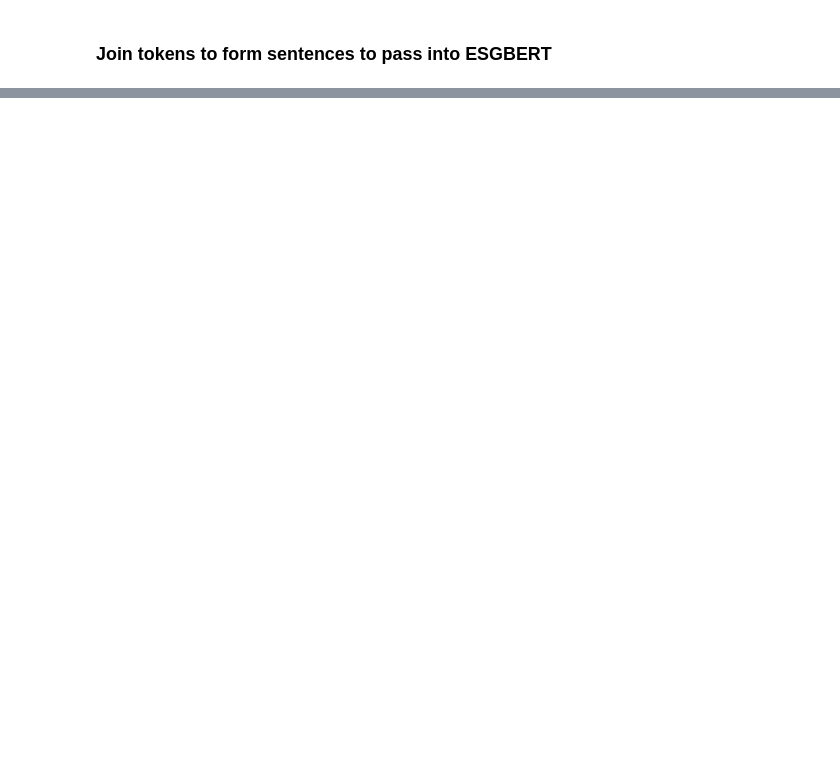
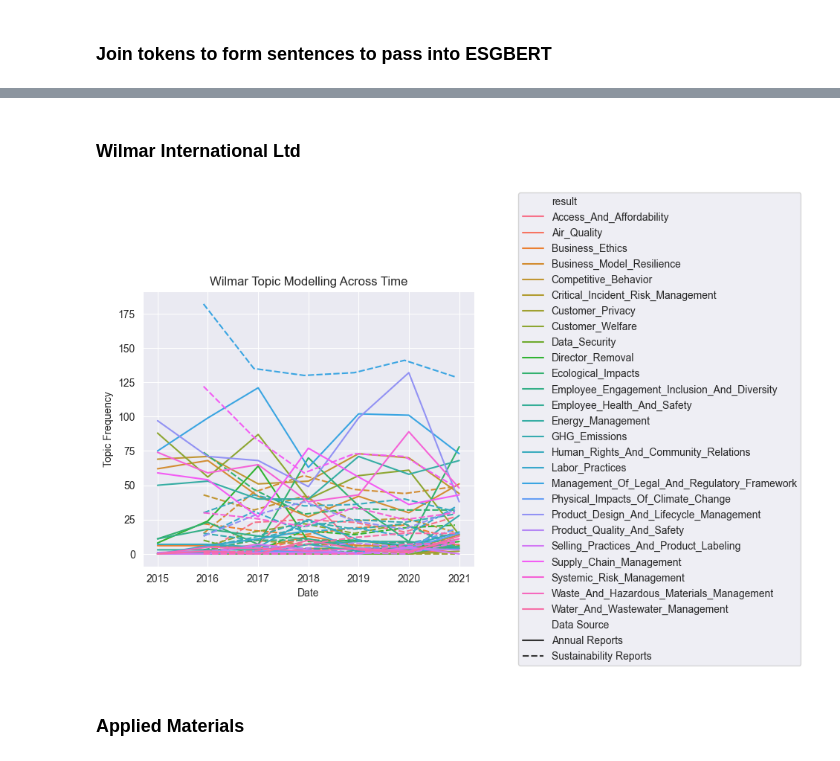
Before and after one commit to TarciusW/bt4101-mapping-esg-trends, a Jupyter notebook: modelling/main.ipynb, the cells around one changed output, grey strips where cells are left out. Drawn from its saved outputs; the diff is of its cells as text; code cells hidden in the pictures; blank space fills up the shorter version.

```diff
--- a/modelling/main.ipynb
+++ b/modelling/main.ipynb
@@ -238,0 +256,25 @@ sia_subcategories
+# %% [markdown]
+### Wilmar International Ltd
+# %%
+wilmar = pd.read_pickle('wilmar_bert.pkl')
+# %%
+wilmar_subcategories = wilmar[['Data Source', 'Date', 'result']].groupby(['Data Source', 'Date', 'result']).size().unstack(
+    fill_value=0).reset_index().copy()
+fig,ax = plt.subplots()
+wilmar_subcategories_long = pd.melt(wilmar_subcategories, id_vars=['Data Source', 'Date'])
+sns.lineplot(data=wilmar_subcategories_long, x='Date', y='value', hue='result', style='Data Source', legend = 'full')
+
+# Set title and labels
+ax.set_title('Wilmar Topic Modelling Across Time')
+ax.set_xlabel('Date')
+ax.set_ylabel('Topic Frequency')
+# Add a legend
+pos = ax.get_position()
+ax.set_position([pos.x0, pos.y0, pos.width * 0.9, pos.height])
+ax.legend(loc='center right', bbox_to_anchor=(2, 0.5))
+
+plt.show()
+# %% [output]
+[figure, added]
+# %% [markdown]
+### Applied Materials
```
Also changed, not shown: parts of 14 cells of this notebook, 1 other file.
